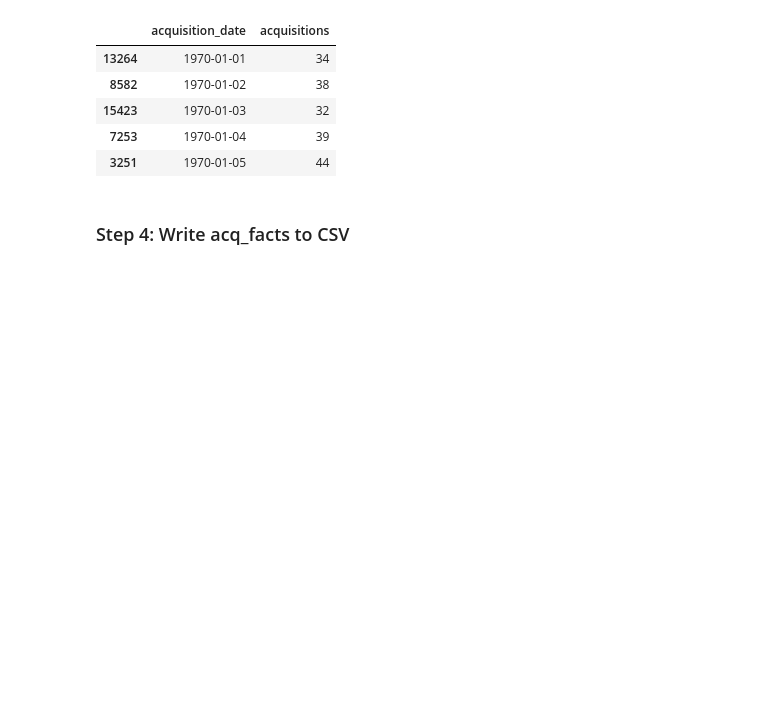
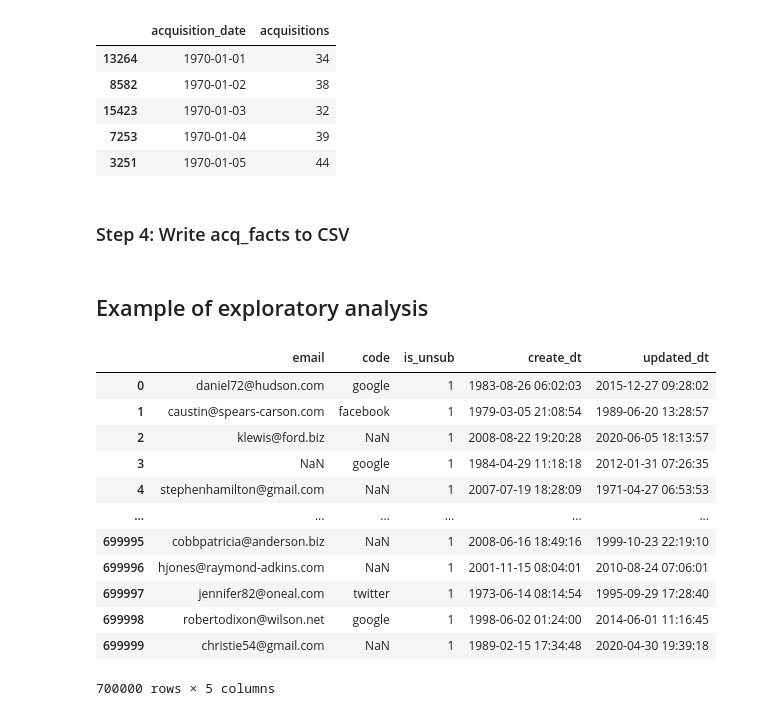
Before and after one commit to emilyoxford/mw_als_data_engineering, a Jupyter notebook: als_data_engineering.ipynb, the cells around one changed output. Cells and saved outputs as stored; diff of their text form; code cells hidden in the pictures; blank space fills up the shorter version.

```diff
--- a/als_data_engineering.ipynb
+++ b/als_data_engineering.ipynb
@@ -326,3 +328,5 @@ acq_facts.head() # looks good!
 ### Step 4: Write acq_facts to CSV
 # %%
 acq_facts.to_csv('acquisition_facts.csv', index = False)
+# %% [markdown]
+## Example of exploratory analysis
@@ -328,0 +335,16 @@ acq_facts.to_csv('acquisition_facts.csv', index = False)
+# %%
+people
+# %% [output]
+|  | email | code | is_unsub | create_dt | updated_dt |
+| 0 | daniel72@hudson.com | google | 1 | 1983-08-26 06:02:03 | 2015-12-27 09:28:02 |
+| 1 | caustin@spears-carson.com | facebook | 1 | 1979-03-05 21:08:54 | 1989-06-20 13:28:57 |
+| 2 | klewis@ford.biz | NaN | 1 | 2008-08-22 19:20:28 | 2020-06-05 18:13:57 |
+| 3 | NaN | google | 1 | 1984-04-29 11:18:18 | 2012-01-31 07:26:35 |
+| 4 | stephenhamilton@gmail.com | NaN | 1 | 2007-07-19 18:28:09 | 1971-04-27 06:53:53 |
+| ... | ... | ... | ... | ... | ... |
+| 699995 | cobbpatricia@anderson.biz | NaN | 1 | 2008-06-16 18:49:16 | 1999-10-23 22:19:10 |
+| 699996 | hjones@raymond-adkins.com | NaN | 1 | 2001-11-15 08:04:01 | 2010-08-24 07:06:01 |
+| 699997 | jennifer82@oneal.com | twitter | 1 | 1973-06-14 08:14:54 | 1995-09-29 17:28:40 |
+| 699998 | robertodixon@wilson.net | google | 1 | 1998-06-02 01:24:00 | 2014-06-01 11:16:45 |
+| 699999 | christie54@gmail.com | NaN | 1 | 1989-02-15 17:34:48 | 2020-04-30 19:39:18 |
+700000 rows × 5 columns
```
Also changed, not shown: parts of 11 cells of this notebook.
